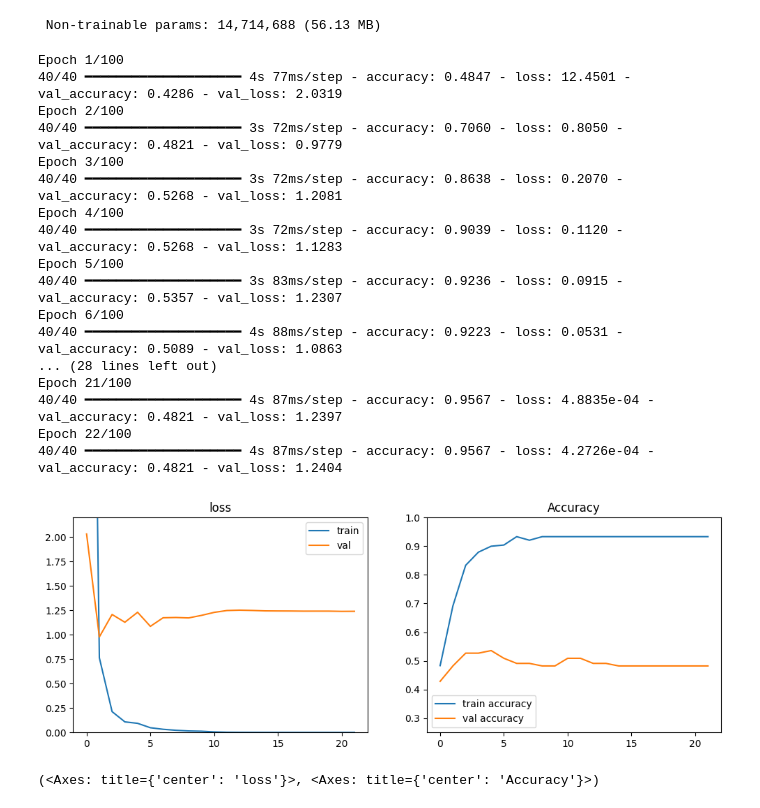
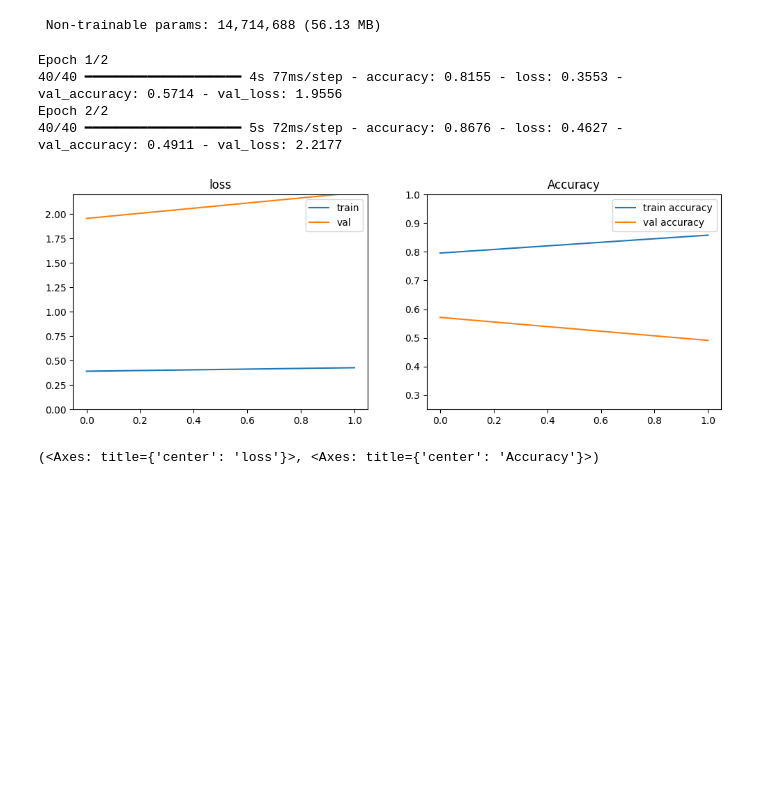
Before and after one commit to Corentr1/Ai-Detector-Back, a Jupyter notebook: notebooks/model_testing_corentin.ipynb, the cells around one changed output. Saved outputs shown, nothing was run; the diff lists cells and outputs as text; code cells hidden in the pictures; blank space fills up the shorter version.

```diff
--- a/notebooks/model_testing_corentin.ipynb
+++ b/notebooks/model_testing_corentin.ipynb
@@ -774,28 +774,17 @@ Model: "sequential_22"
  Total params: 15,239,105 (58.13 MB)
  Trainable params: 524,417 (2.00 MB)
  Non-trainable params: 14,714,688 (56.13 MB)
+# %%
+model = compile_model(model, learning_rate=1e-2)
 # %%
 model, history = train(model, X_train, y_train, batch_size= 16,
                        patience= 20, validation_data= [X_val, y_val],
-                       epochs= 100)
+                       epochs= 2)
 plot_history(history)
 # %% [output]
-Epoch 1/100
-40/40 ━━━━━━━━━━━━━━━━━━━━ 4s 77ms/step - accuracy: 0.4847 - loss: 12.4501 - val_accuracy: 0.4286 - val_loss: 2.0319
-Epoch 2/100
-40/40 ━━━━━━━━━━━━━━━━━━━━ 3s 72ms/step - accuracy: 0.7060 - loss: 0.8050 - val_accuracy: 0.4821 - val_loss: 0.9779
-Epoch 3/100
-40/40 ━━━━━━━━━━━━━━━━━━━━ 3s 72ms/step - accuracy: 0.8638 - loss: 0.2070 - val_accuracy: 0.5268 - val_loss: 1.2081
-Epoch 4/100
-40/40 ━━━━━━━━━━━━━━━━━━━━ 3s 72ms/step - accuracy: 0.9039 - loss: 0.1120 - val_accuracy: 0.5268 - val_loss: 1.1283
-Epoch 5/100
-40/40 ━━━━━━━━━━━━━━━━━━━━ 3s 83ms/step - accuracy: 0.9236 - loss: 0.0915 - val_accuracy: 0.5357 - val_loss: 1.2307
-Epoch 6/100
-40/40 ━━━━━━━━━━━━━━━━━━━━ 4s 88ms/step - accuracy: 0.9223 - loss: 0.0531 - val_accuracy: 0.5089 - val_loss: 1.0863
-... (28 lines left out)
-Epoch 21/100
-40/40 ━━━━━━━━━━━━━━━━━━━━ 4s 87ms/step - accuracy: 0.9567 - loss: 4.8835e-04 - val_accuracy: 0.4821 - val_loss: 1.2397
-Epoch 22/100
-40/40 ━━━━━━━━━━━━━━━━━━━━ 4s 87ms/step - accuracy: 0.9567 - loss: 4.2726e-04 - val_accuracy: 0.4821 - val_loss: 1.2404
+Epoch 1/2
+40/40 ━━━━━━━━━━━━━━━━━━━━ 4s 77ms/step - accuracy: 0.8155 - loss: 0.3553 - val_accuracy: 0.5714 - val_loss: 1.9556
+Epoch 2/2
+40/40 ━━━━━━━━━━━━━━━━━━━━ 5s 72ms/step - accuracy: 0.8676 - loss: 0.4627 - val_accuracy: 0.4911 - val_loss: 2.2177
-[figure, old version]
+[figure, new version]
 (<Axes: title={'center': 'loss'}>, <Axes: title={'center': 'Accuracy'}>)
```
